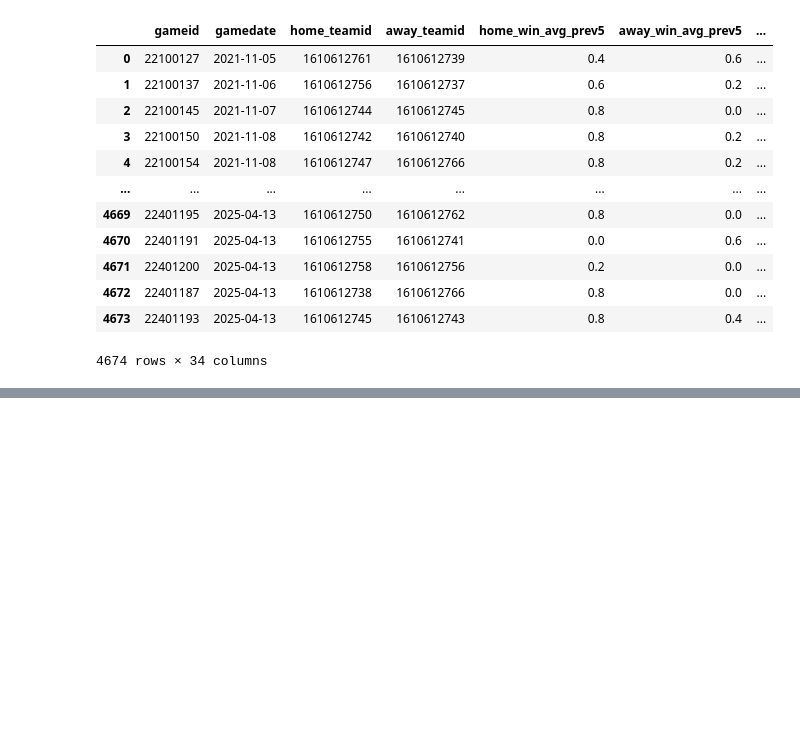
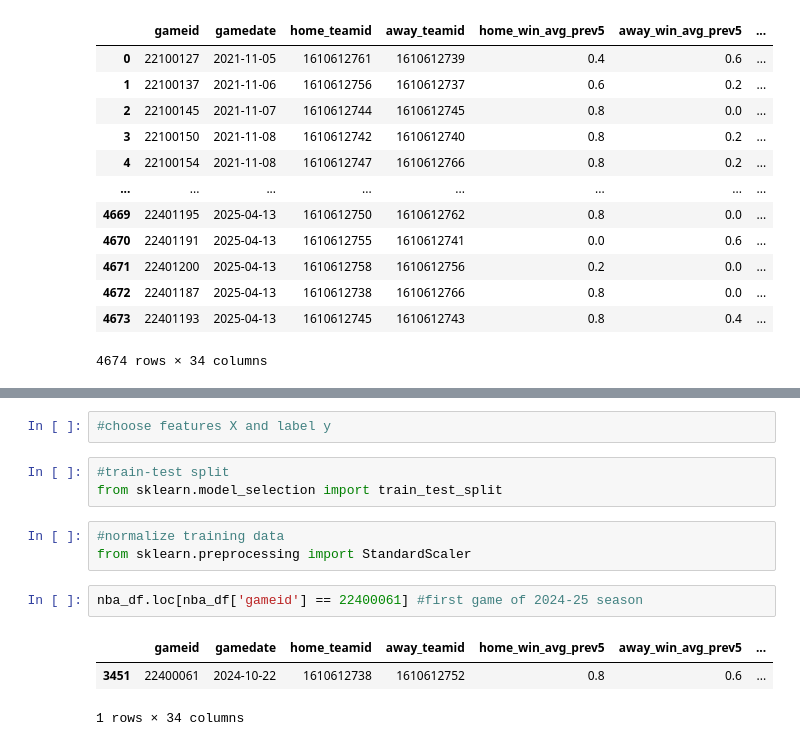
Before and after one commit to yingcoding-1/repo, a Jupyter notebook: nba_game_predictor.ipynb, the cells around one changed output, grey strips where cells are left out. Saved outputs shown, nothing was run; the diff lists cells and outputs as text; blank space fills up the shorter version.

```diff
--- a/nba_game_predictor.ipynb
+++ b/nba_game_predictor.ipynb
@@ -23,0 +44,14 @@ nba_df
+# %%
+#choose features X and label y
+# %%
+#train-test split
+from sklearn.model_selection import train_test_split
+# %%
+#normalize training data
+from sklearn.preprocessing import StandardScaler
+# %%
+nba_df.loc[nba_df['gameid'] == 22400061] #first game of 2024-25 season
+# %% [output]
+|  | gameid | gamedate | home_teamid | away_teamid | home_win_avg_prev5 | away_win_avg_prev5 | ... |
+| 3451 | 22400061 | 2024-10-22 | 1610612738 | 1610612752 | 0.8 | 0.6 | ... |
+1 rows × 34 columns
```
Also changed, not shown: parts of 1 cell of this notebook.
